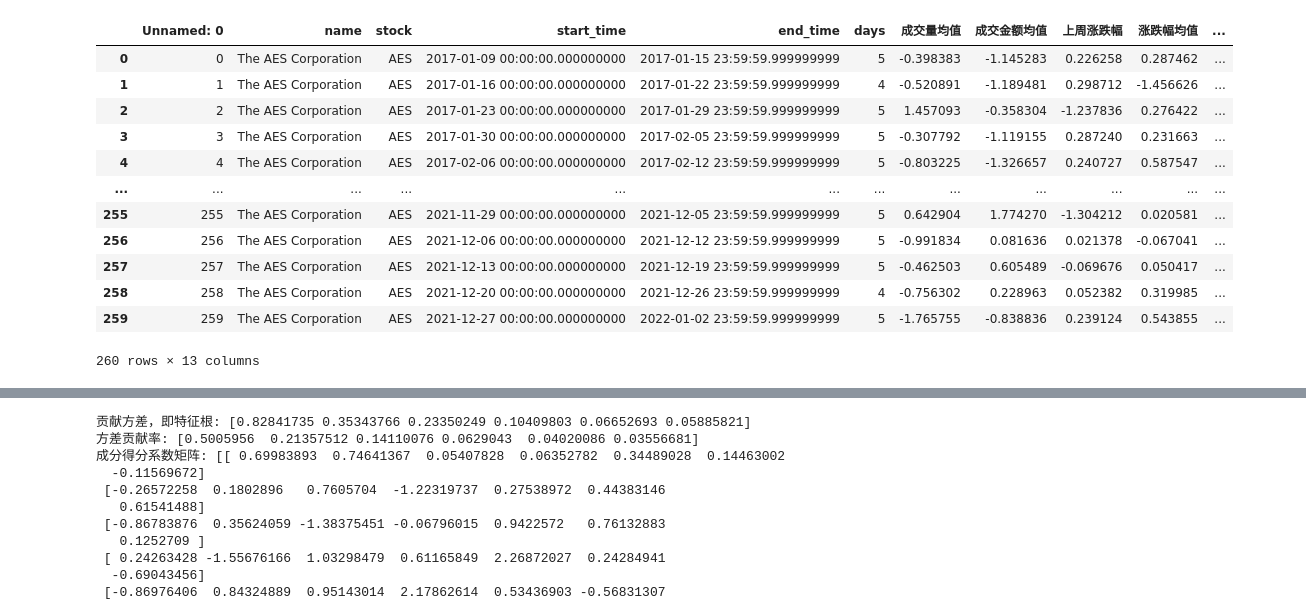
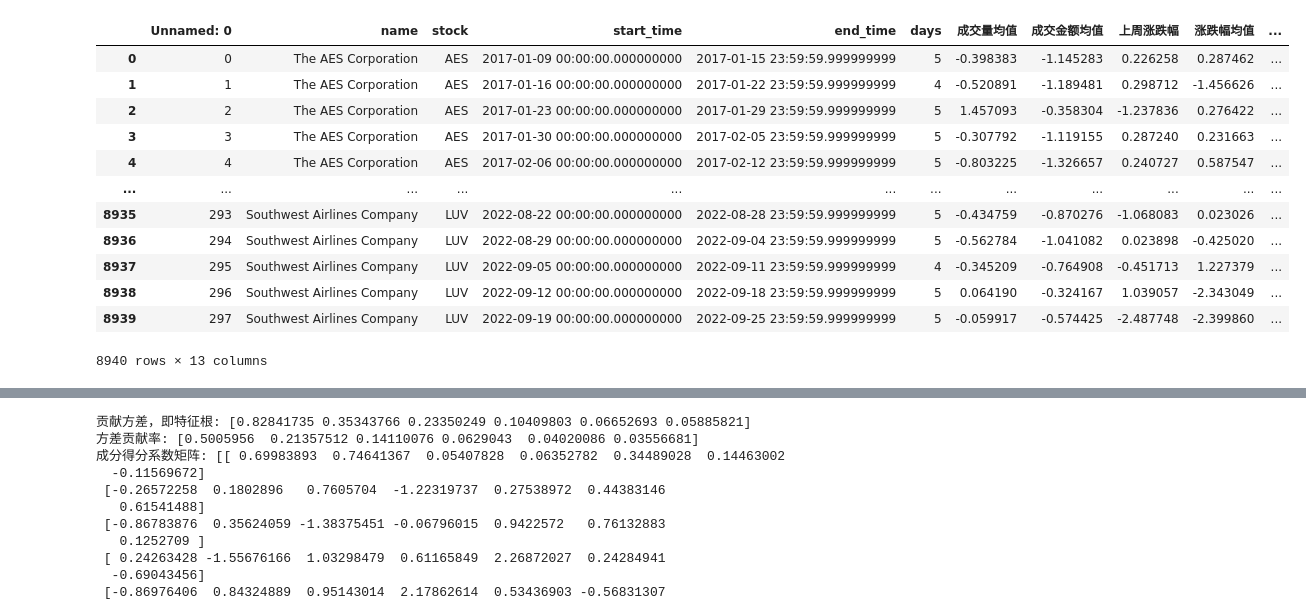
Before and after one commit to zhucebuliaole/MSBD5001_Quant, a Jupyter notebook: mini-project.ipynb, the cells around one changed output, grey strips where cells are left out. Drawn from its saved outputs; the diff is of its cells as text; code cells hidden in the pictures.

```diff
--- a/mini-project.ipynb
+++ b/mini-project.ipynb
@@ -7,19 +6,20 @@ data = pd.read_csv('30_stocks_weekly_features.csv')
 # %%
-data.head(260)
+data = pd.read_csv('30_stocks_weekly_features.csv')
+data
 # %% [output]
 |  | Unnamed: 0 | name | stock | start_time | end_time | days | 成交量均值 | 成交金额均值 | 上周涨跌幅 | 涨跌幅均值 | ... |
 | 0 | 0 | The AES Corporation | AES | 2017-01-09 00:00:00.000000000 | 2017-01-15 23:59:59.999999999 | 5 | -0.398383 | -1.145283 | 0.226258 | 0.287462 | ... |
 | 1 | 1 | The AES Corporation | AES | 2017-01-16 00:00:00.000000000 | 2017-01-22 23:59:59.999999999 | 4 | -0.520891 | -1.189481 | 0.298712 | -1.456626 | ... |
 | 2 | 2 | The AES Corporation | AES | 2017-01-23 00:00:00.000000000 | 2017-01-29 23:59:59.999999999 | 5 | 1.457093 | -0.358304 | -1.237836 | 0.276422 | ... |
 | 3 | 3 | The AES Corporation | AES | 2017-01-30 00:00:00.000000000 | 2017-02-05 23:59:59.999999999 | 5 | -0.307792 | -1.119155 | 0.287240 | 0.231663 | ... |
 | 4 | 4 | The AES Corporation | AES | 2017-02-06 00:00:00.000000000 | 2017-02-12 23:59:59.999999999 | 5 | -0.803225 | -1.326657 | 0.240727 | 0.587547 | ... |
 | ... | ... | ... | ... | ... | ... | ... | ... | ... | ... | ... | ... |
-| 255 | 255 | The AES Corporation | AES | 2021-11-29 00:00:00.000000000 | 2021-12-05 23:59:59.999999999 | 5 | 0.642904 | 1.774270 | -1.304212 | 0.020581 | ... |
-| 256 | 256 | The AES Corporation | AES | 2021-12-06 00:00:00.000000000 | 2021-12-12 23:59:59.999999999 | 5 | -0.991834 | 0.081636 | 0.021378 | -0.067041 | ... |
-| 257 | 257 | The AES Corporation | AES | 2021-12-13 00:00:00.000000000 | 2021-12-19 23:59:59.999999999 | 5 | -0.462503 | 0.605489 | -0.069676 | 0.050417 | ... |
-| 258 | 258 | The AES Corporation | AES | 2021-12-20 00:00:00.000000000 | 2021-12-26 23:59:59.999999999 | 4 | -0.756302 | 0.228963 | 0.052382 | 0.319985 | ... |
-| 259 | 259 | The AES Corporation | AES | 2021-12-27 00:00:00.000000000 | 2022-01-02 23:59:59.999999999 | 5 | -1.765755 | -0.838836 | 0.239124 | 0.543855 | ... |
+| 8935 | 293 | Southwest Airlines Company | LUV | 2022-08-22 00:00:00.000000000 | 2022-08-28 23:59:59.999999999 | 5 | -0.434759 | -0.870276 | -1.068083 | 0.023026 | ... |
+| 8936 | 294 | Southwest Airlines Company | LUV | 2022-08-29 00:00:00.000000000 | 2022-09-04 23:59:59.999999999 | 5 | -0.562784 | -1.041082 | 0.023898 | -0.425020 | ... |
+| 8937 | 295 | Southwest Airlines Company | LUV | 2022-09-05 00:00:00.000000000 | 2022-09-11 23:59:59.999999999 | 4 | -0.345209 | -0.764908 | -0.451713 | 1.227379 | ... |
+| 8938 | 296 | Southwest Airlines Company | LUV | 2022-09-12 00:00:00.000000000 | 2022-09-18 23:59:59.999999999 | 5 | 0.064190 | -0.324167 | 1.039057 | -2.343049 | ... |
+| 8939 | 297 | Southwest Airlines Company | LUV | 2022-09-19 00:00:00.000000000 | 2022-09-25 23:59:59.999999999 | 5 | -0.059917 | -0.574425 | -2.487748 | -2.399860 | ... |
-260 rows × 13 columns
+8940 rows × 13 columns
 # %%
 #仅处理第一周的数据
 data.rename(columns={'成交量均值':'Average Volume', '成交金额均值':'Average Turnover', '上周涨跌幅':'Gain/Loss Last Week','涨跌幅均值':'Average Gain/Loss','股价波动程度':'Volatility','开收盘价方差':'Price Variance','未来一周的收益率':'Yield Next week'}, inplace = True)
```
Also changed, not shown: parts of 20 cells of this notebook.
